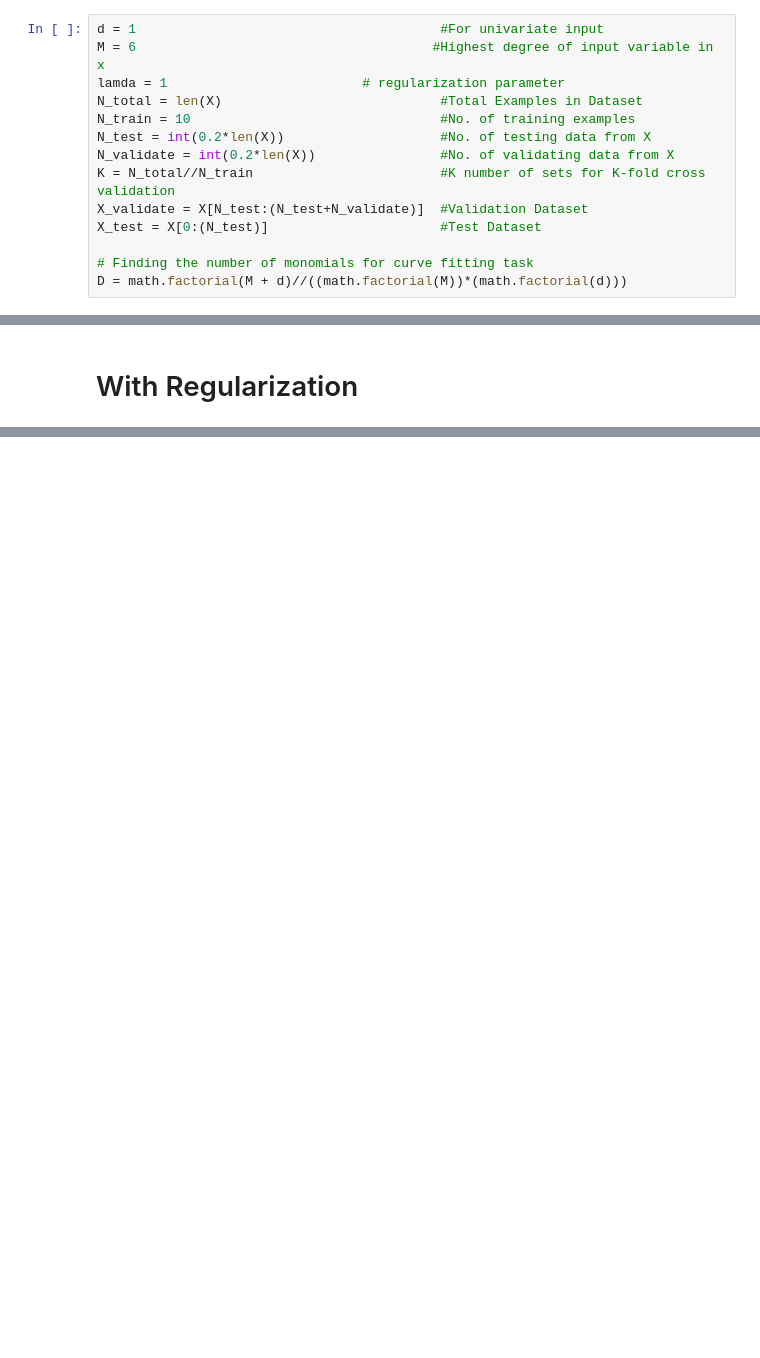
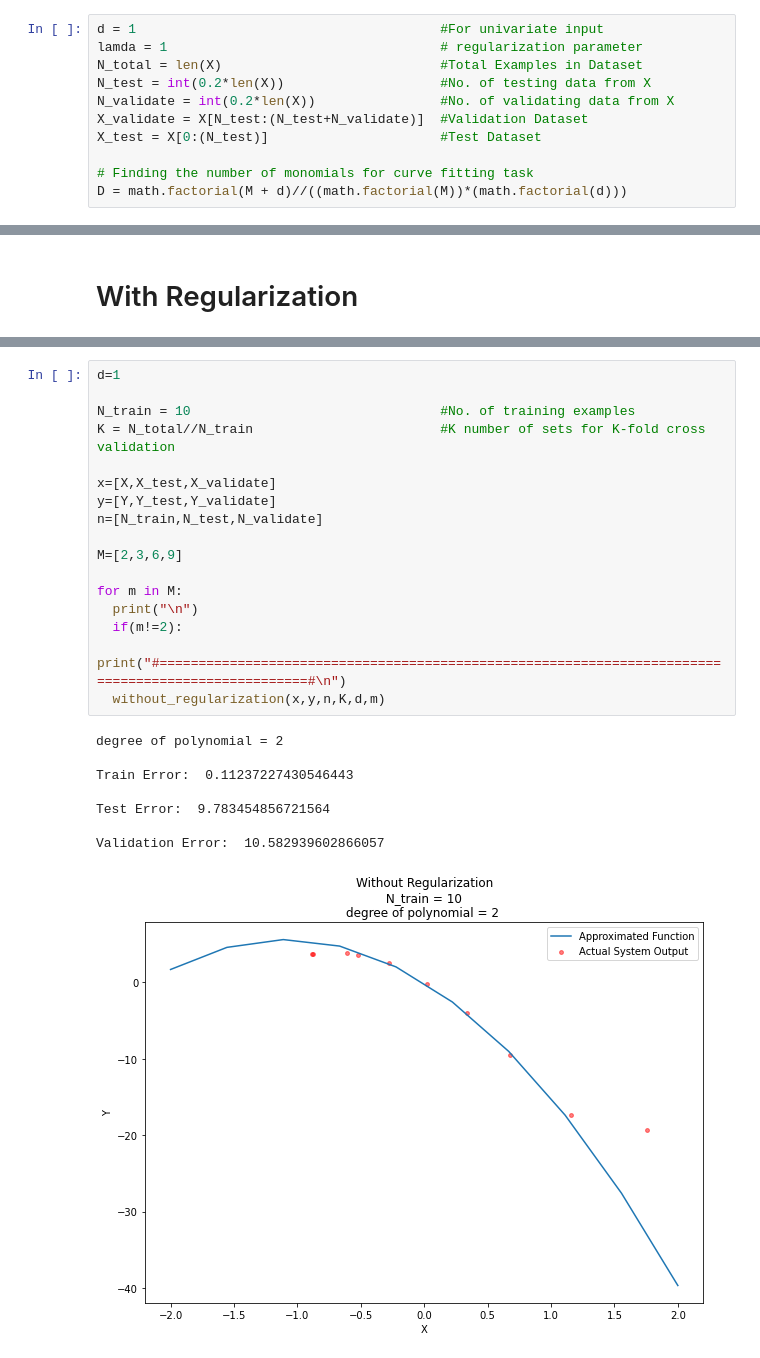
Before and after one commit to vamsimalineni96/CS5691_PRML_Assignments, a Jupyter notebook: Regression.ipynb, the cells around one changed output, grey strips where cells are left out. Drawn from its saved outputs; the diff is of its cells as text; blank space fills up the shorter version.

Commit message:
Plotting done

```diff
--- a/Regression.ipynb
+++ b/Regression.ipynb
@@ -13,13 +13,10 @@ X = dataset_1[:,0]
 Y = dataset_1[:,1]
 # %%
 d = 1                                       #For univariate input
-M = 6                                      #Highest degree of input variable in x
-lamda = 1                         # regularization parameter
+lamda = 1                                   # regularization parameter
 N_total = len(X)                            #Total Examples in Dataset
-N_train = 10                                #No. of training examples
 N_test = int(0.2*len(X))                    #No. of testing data from X
 N_validate = int(0.2*len(X))                #No. of validating data from X
-K = N_total//N_train                        #K number of sets for K-fold cross validation
 X_validate = X[N_test:(N_test+N_validate)]  #Validation Dataset
 X_test = X[0:(N_test)]                      #Test Dataset
 
@@ -197,0 +208,26 @@ plt.show()
+# %%
+d=1
+
+N_train = 10                                #No. of training examples
+K = N_total//N_train                        #K number of sets for K-fold cross validation
+
+x=[X,X_test,X_validate]
+y=[Y,Y_test,Y_validate]
+n=[N_train,N_test,N_validate]
+
+M=[2,3,6,9]
+
+for m in M:
+  print("\n")
+  if(m!=2):
+    print("#===================================================================================================#\n")
+  without_regularization(x,y,n,K,d,m)
+# %% [output]
+degree of polynomial = 2
+
+Train Error:  0.11237227430546443
+
+Test Error:  9.783454856721564
+
+Validation Error:  10.582939602866057
+[figure, added]
```
Also changed, not shown: parts of 9 cells of this notebook.
